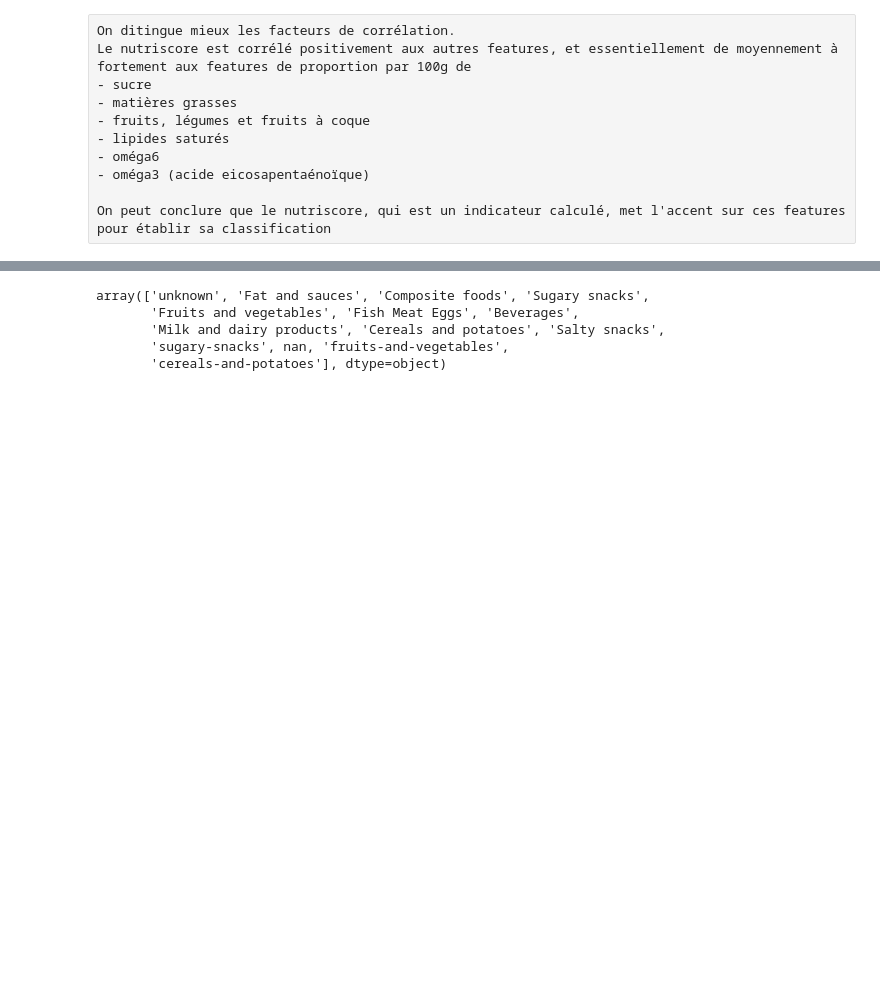
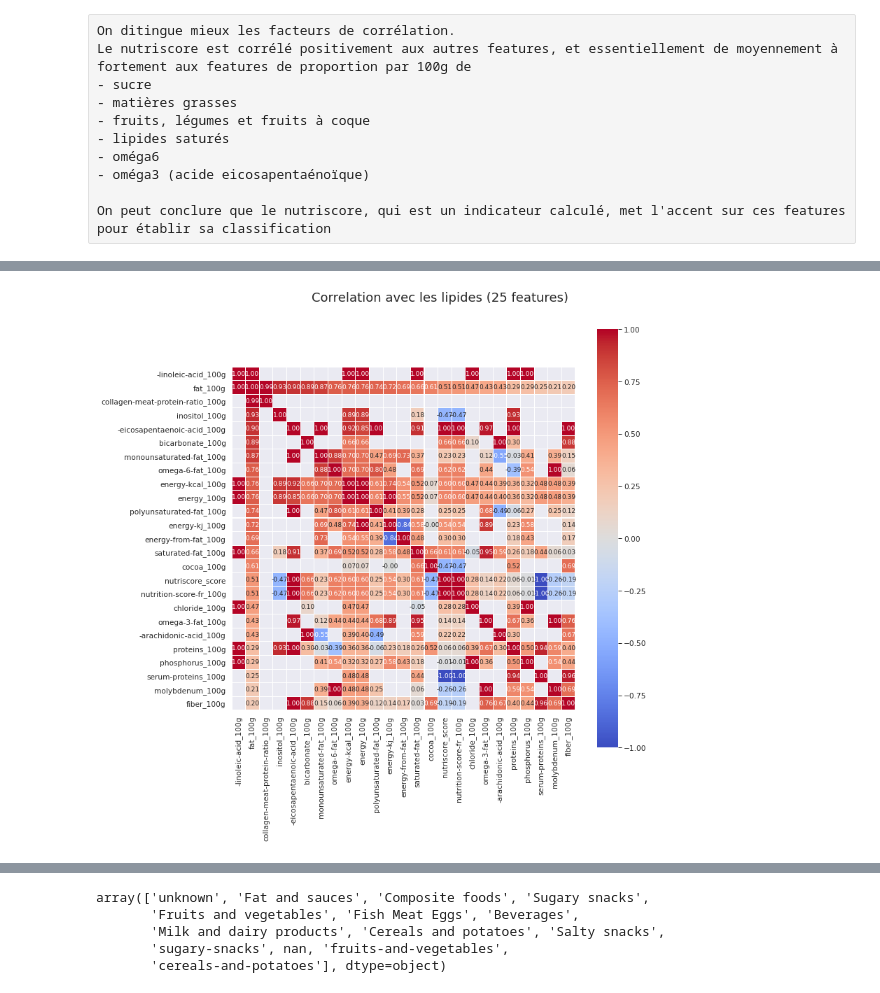
Before and after one commit to aldeponk/openfoodfact, a Jupyter notebook: Analysis.ipynb, the cells around one changed output, grey strips where cells are left out. Saved outputs shown, nothing was run; the diff lists cells and outputs as text; code cells hidden in the pictures; blank space fills up the shorter version.

```diff
--- a/Analysis.ipynb
+++ b/Analysis.ipynb
@@ -162,0 +162,4 @@ plt.show()
+# %%
+plotCorrelationMatrix('fat_100g','Correlation avec les lipides (25 features)')
+# %% [output]
+[figure, added]
```
Also changed, not shown: parts of 9 cells of this notebook, 2 other files.
